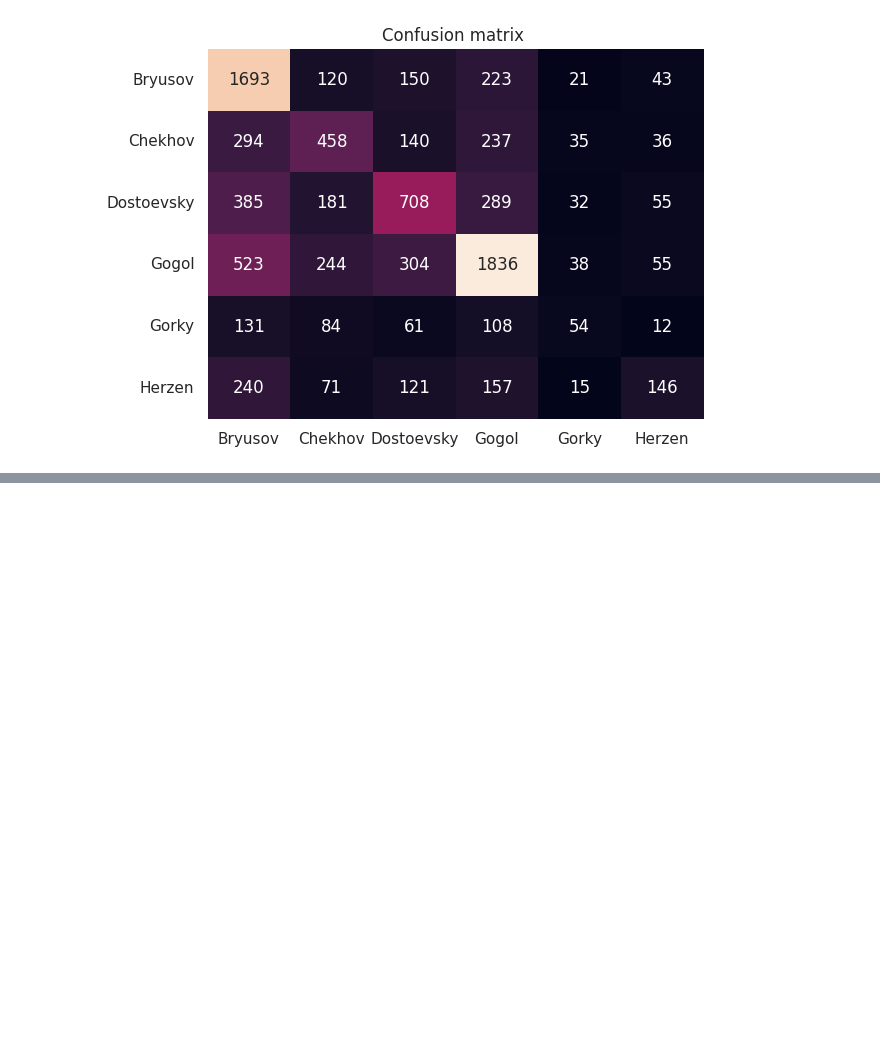
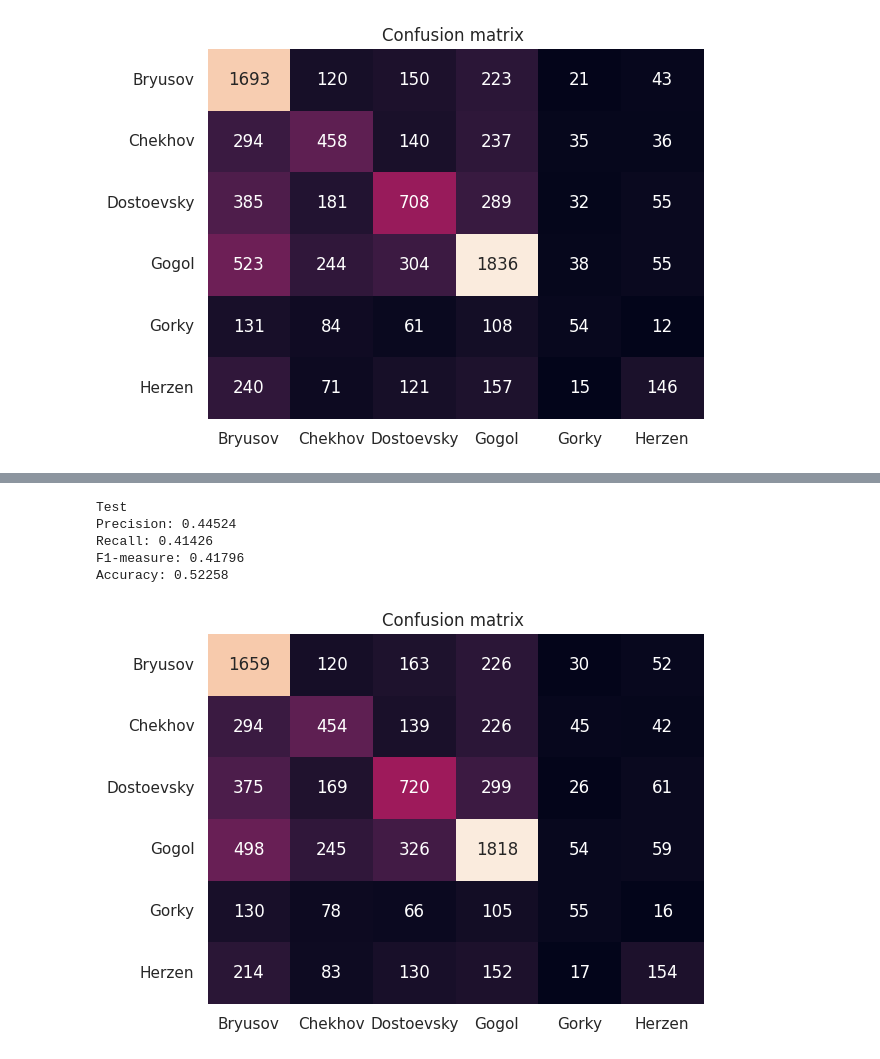
Before and after one commit to yakovlevia/Mathematical-methods-of-data-analysis, a Jupyter notebook: hw3ml_2024_best_ copy 2.ipynb, the cells around one changed output, grey strips where cells are left out. Saved outputs shown, nothing was run; the diff lists cells and outputs as text; code cells hidden in the pictures; blank space fills up the shorter version.

```diff
--- a/hw3ml_2024_best_ copy 2.ipynb
+++ b/hw3ml_2024_best_ copy 2.ipynb
@@ -1426,13 +1426,13 @@ param_grid = {
     'gamma': 0,
     'learning_rate': 0.001,
     'tolerance': 0.0001,
-    'max_iter': 6000
+    'max_iter': 3000
 }
 
 
 # Set up the pipeline
 pipeline = Pipeline([
-    ('vectorizer', TfidfVectorizer(max_features = 3000)),  # Text vectorization
+    ('vectorizer', TfidfVectorizer(max_features = 4000)),  # Text vectorization
     ('to_numpy', ToNumpyArrayTransformer()),  # Custom transformer
     ('classifier', OneVsOneClassifier(estimator=Logit(**param_grid), n_jobs = cpu_count() - 1))  # Classifier step (OneVsOneClassifier with Logit)
 ])
@@ -1466,3 +1475,10 @@ show_confusion_matrix(y_train, pipeline.predict(X_train), np.zeros((len(y_train)
 # %%
-print("Train")
-show_confusion_matrix(y_train, pipeline.predict(X_train), np.zeros((len(y_train), 2)), 'task10', author_to_index)
+print("Test")
+show_confusion_matrix(y_test, pipeline.predict(X_test), np.zeros((len(y_train), 2)), 'task10', author_to_index)
+# %% [output]
+Test
+Precision: 0.44524
+Recall: 0.41426
+F1-measure: 0.41796
+Accuracy: 0.52258
+[figure, added]
```
Also changed, not shown: parts of 2 cells of this notebook.
